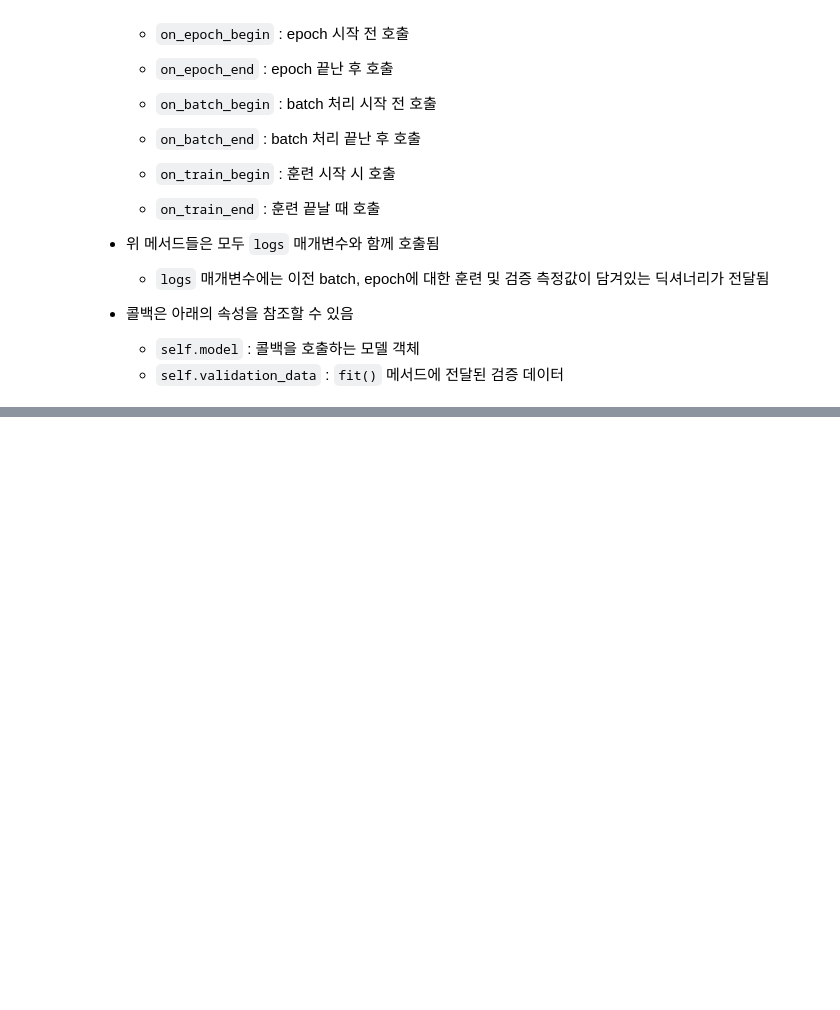
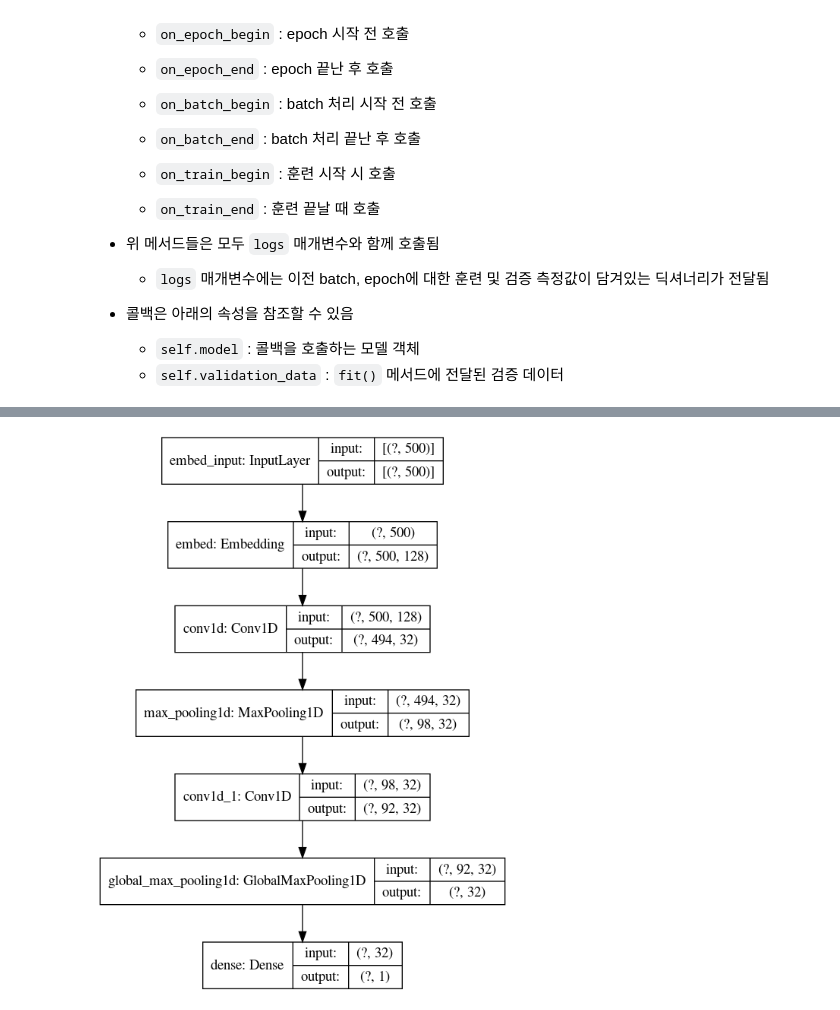
Before and after one commit to younnggsuk/DeepLearningWithPython, a Jupyter notebook: ch7/7_2_inspecting_and_monitoring_deep_learning_models_using_keras_callbacks_and_tensorboard.ipynb, the cells around one changed output, grey strips where cells are left out. Saved outputs shown, nothing was run; the diff lists cells and outputs as text; code cells hidden in the pictures; blank space fills up the shorter version.

```diff
--- a/ch7/7_2_inspecting_and_monitoring_deep_learning_models_using_keras_callbacks_and_tensorboard.ipynb
+++ b/ch7/7_2_inspecting_and_monitoring_deep_learning_models_using_keras_callbacks_and_tensorboard.ipynb
@@ -149,0 +237,25 @@ class ActivationLogger(Callback):
+# %%
+# 로그파일 저장할 디렉토리 생성
+
+import os
+
+log_dir = os.path.join(os.getcwd(), 'my_log_dir')
+
+if not os.path.isdir(log_dir) :
+    os.mkdir(log_dir)
+# %%
+from tensorflow.keras import callbacks
+
+callbacks_list = [
+    callbacks.TensorBoard(
+        log_dir=log_dir,
+        histogram_freq=1, # 1 epoch마다 활성화 출력의 히스토그램 기록
+        embeddings_freq=1 # 1 epoch마다 임베딩 데이터 기록
+    )
+]
+
+history = model.fit(x_train, y_train,
+                    epochs=20,
+                    batch_size=128,
+                    validation_split=0.2,
+                    callbacks=callbacks_list)
@@ -149,0 +317,6 @@ class ActivationLogger(Callback):
+# %%
+from tensorflow.keras.utils import plot_model
+
+plot_model(model, show_shapes=True, to_file="./images/model.png")
+# %% [output]
+[figure, added]
```
Also changed, not shown: parts of 10 cells of this notebook, 7 other files.
